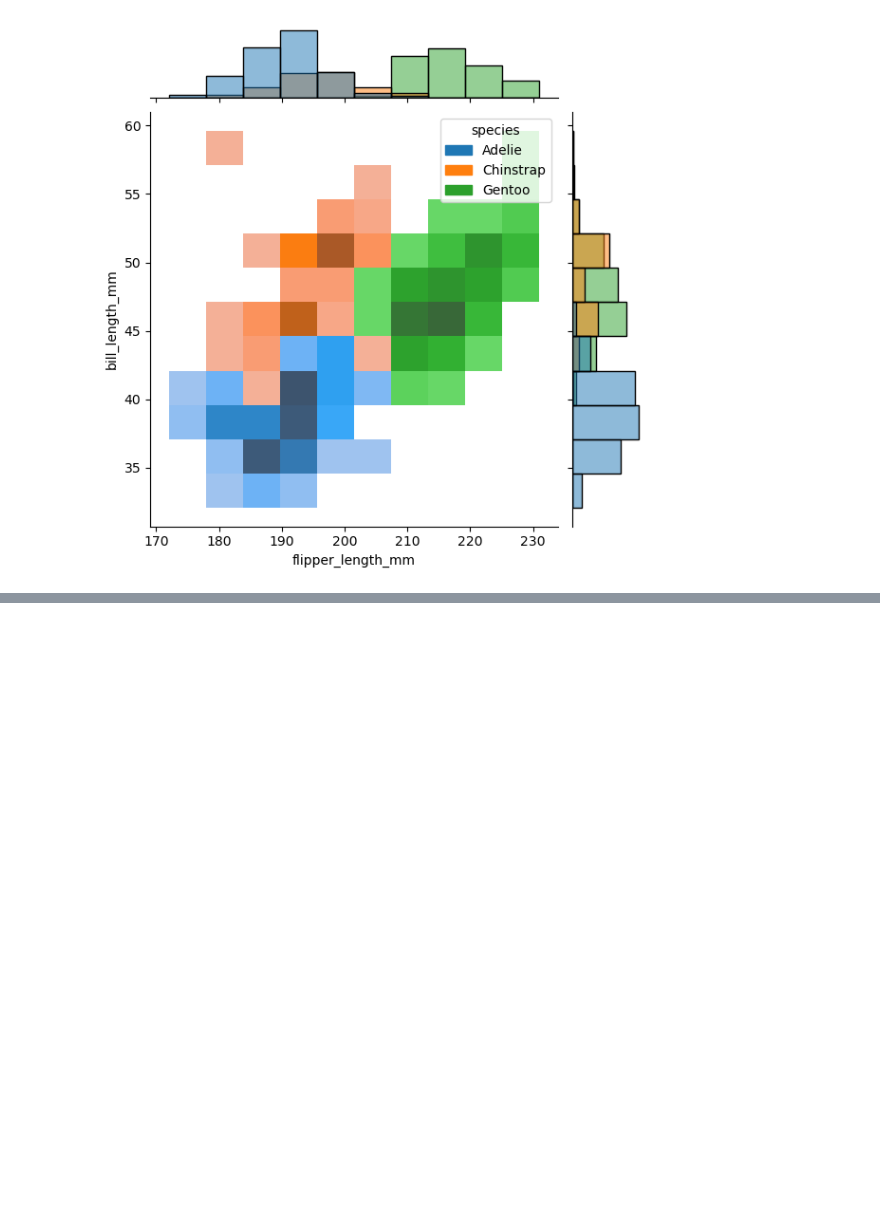
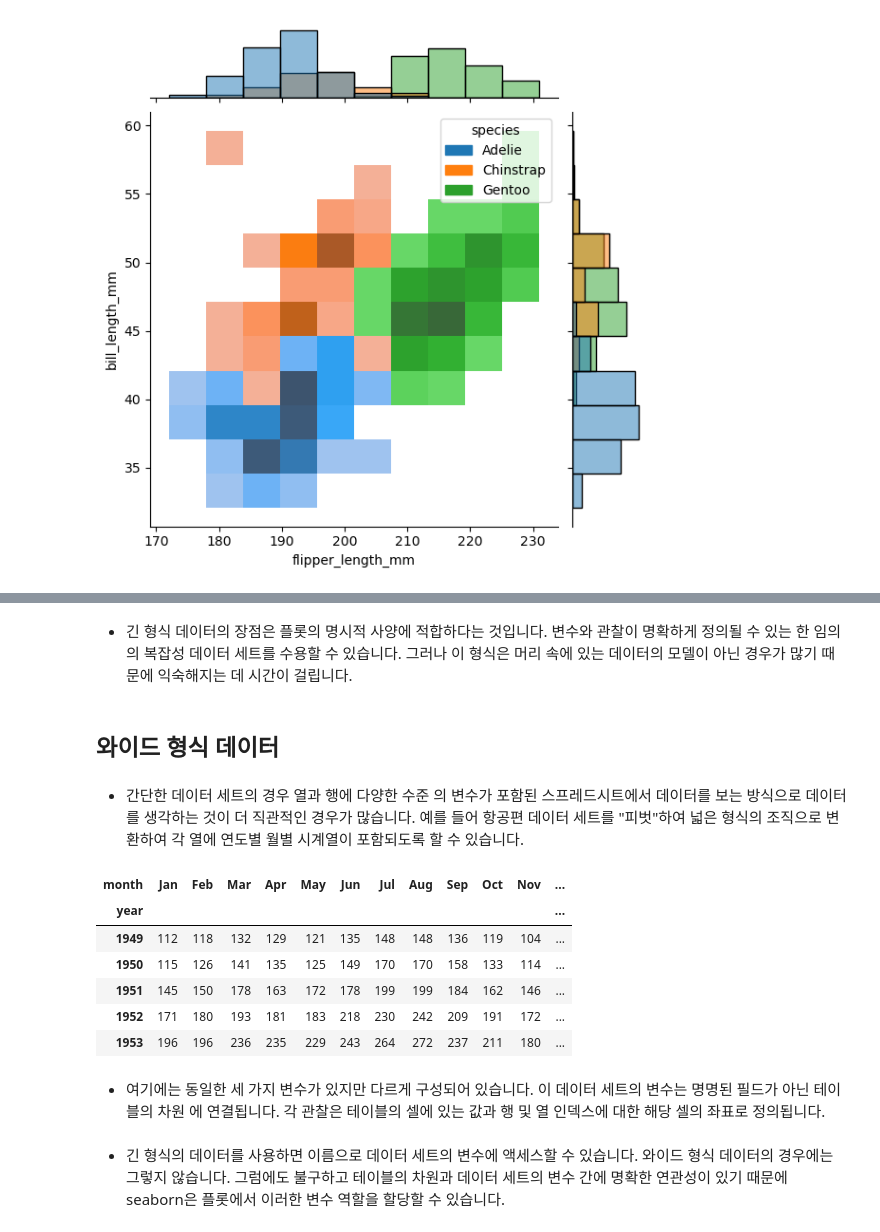
Before and after one commit to Bae-Sangbin/seaborn, a Jupyter notebook: API Overview (1).ipynb, the cells around one changed output, grey strips where cells are left out. Cells and saved outputs as stored; diff of their text form; code cells hidden in the pictures; blank space fills up the shorter version.

```diff
--- a/API Overview.ipynb
+++ b/API Overview (1).ipynb
@@ -179,0 +217,21 @@ sns.jointplot(data=penguins, x="flipper_length_mm", y="bill_length_mm", hue="spe
+# %% [markdown]
+* 긴 형식 데이터의 장점은 플롯의 명시적 사양에 적합하다는 것입니다. 변수와 관찰이 명확하게 정의될 수 있는 한 임의의 복잡성 데이터 세트를 수용할 수 있습니다. 그러나 이 형식은 머리 속에 있는 데이터의 모델이 아닌 경우가 많기 때문에 익숙해지는 데 시간이 걸립니다.
+# %% [markdown]
+## 와이드 형식 데이터
+# %% [markdown]
+* 간단한 데이터 세트의 경우 열과 행에 다양한 수준 의 변수가 포함된 스프레드시트에서 데이터를 보는 방식으로 데이터를 생각하는 것이 더 직관적인 경우가 많습니다. 예를 들어 항공편 데이터 세트를 "피벗"하여 넓은 형식의 조직으로 변환하여 각 열에 연도별 월별 시계열이 포함되도록 할 수 있습니다.
+# %%
+flights_wide = flights.pivot(index="year", columns="month", values="passengers")
+flights_wide.head()
+# %% [output]
+| month | Jan | Feb | Mar | Apr | May | Jun | Jul | Aug | Sep | Oct | Nov | ... |
+| year |  |  |  |  |  |  |  |  |  |  |  | ... |
+| 1949 | 112 | 118 | 132 | 129 | 121 | 135 | 148 | 148 | 136 | 119 | 104 | ... |
+| 1950 | 115 | 126 | 141 | 135 | 125 | 149 | 170 | 170 | 158 | 133 | 114 | ... |
+| 1951 | 145 | 150 | 178 | 163 | 172 | 178 | 199 | 199 | 184 | 162 | 146 | ... |
+| 1952 | 171 | 180 | 193 | 181 | 183 | 218 | 230 | 242 | 209 | 191 | 172 | ... |
+| 1953 | 196 | 196 | 236 | 235 | 229 | 243 | 264 | 272 | 237 | 211 | 180 | ... |
+# %% [markdown]
+* 여기에는 동일한 세 가지 변수가 있지만 다르게 구성되어 있습니다. 이 데이터 세트의 변수는 명명된 필드가 아닌 테이블의 차원 에 연결됩니다. 각 관찰은 테이블의 셀에 있는 값과 행 및 열 인덱스에 대한 해당 셀의 좌표로 정의됩니다.
+# %% [markdown]
+* 긴 형식의 데이터를 사용하면 이름으로 데이터 세트의 변수에 액세스할 수 있습니다. 와이드 형식 데이터의 경우에는 그렇지 않습니다. 그럼에도 불구하고 테이블의 차원과 데이터 세트의 변수 간에 명확한 연관성이 있기 때문에 seaborn은 플롯에서 이러한 변수 역할을 할당할 수 있습니다.
```
Also changed, not shown: parts of 51 cells of this notebook.
